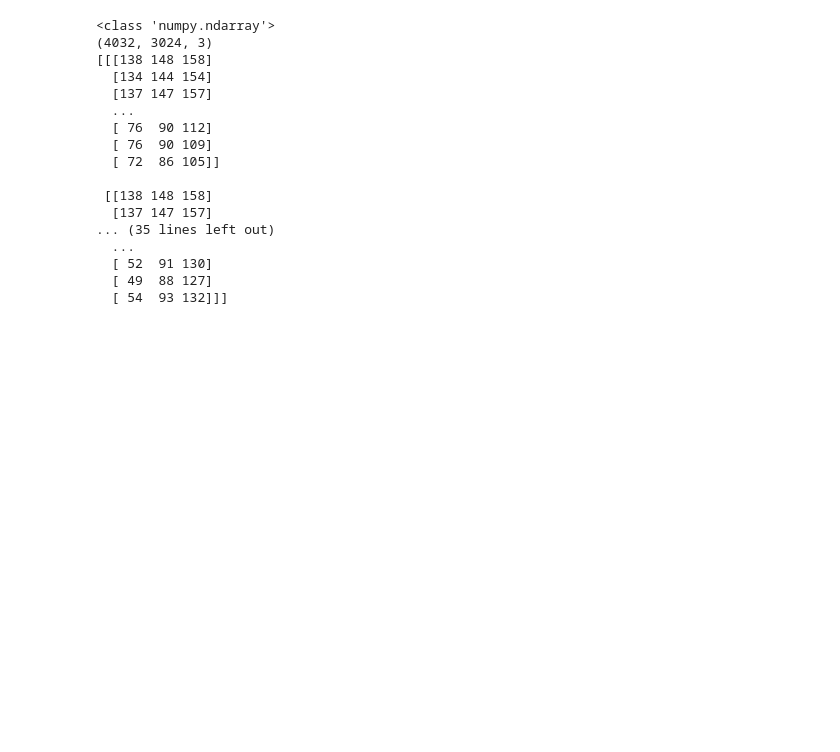
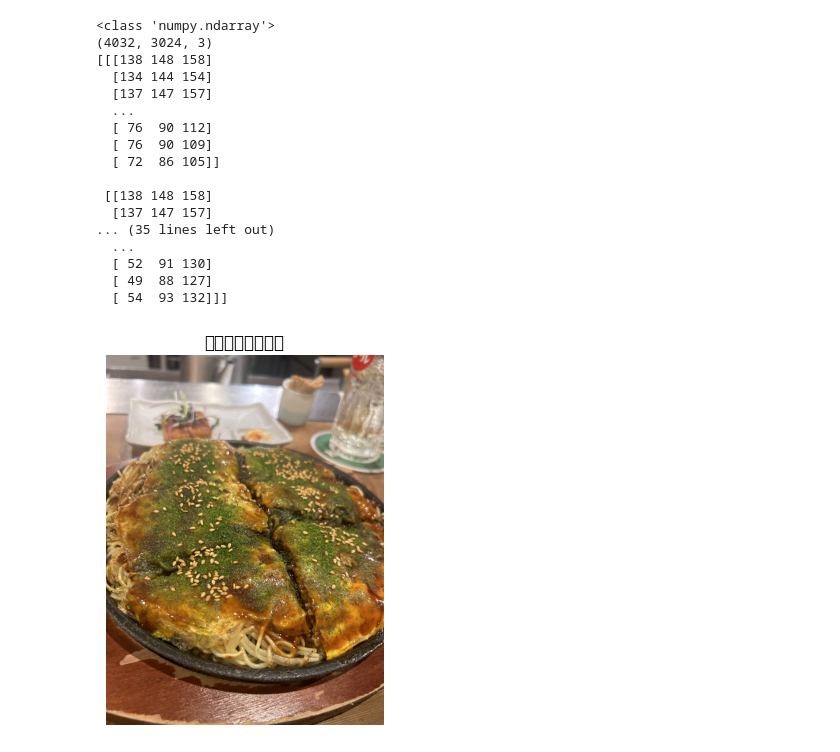
Before and after one commit to maton369/Data_Preprocessing_For_Data_Analyze, a Jupyter notebook: code/11_2_image_prep.ipynb, the cells around one changed output. Drawn from its saved outputs; the diff is of its cells as text; code cells hidden in the pictures; blank space fills up the shorter version.

```diff
--- a/code/11_2_image_prep.ipynb
+++ b/code/11_2_image_prep.ipynb
@@ -35,0 +38,8 @@ print(img_1)
+# %%
+# BGR → RGB に変換して表示
+plt.imshow(cv2.cvtColor(img_1, cv2.COLOR_BGR2RGB))
+plt.axis("off")
+plt.title("広島風お好み焼き")
+plt.show()
+# %% [output]
+[figure, added]
```
Also changed, not shown: parts of 2 cells of this notebook.
